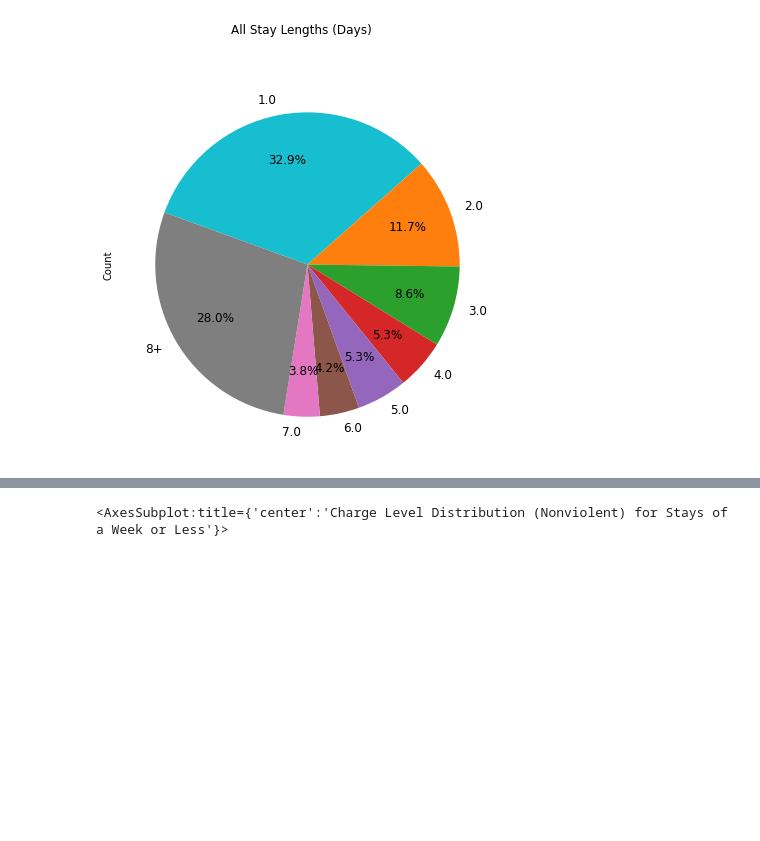
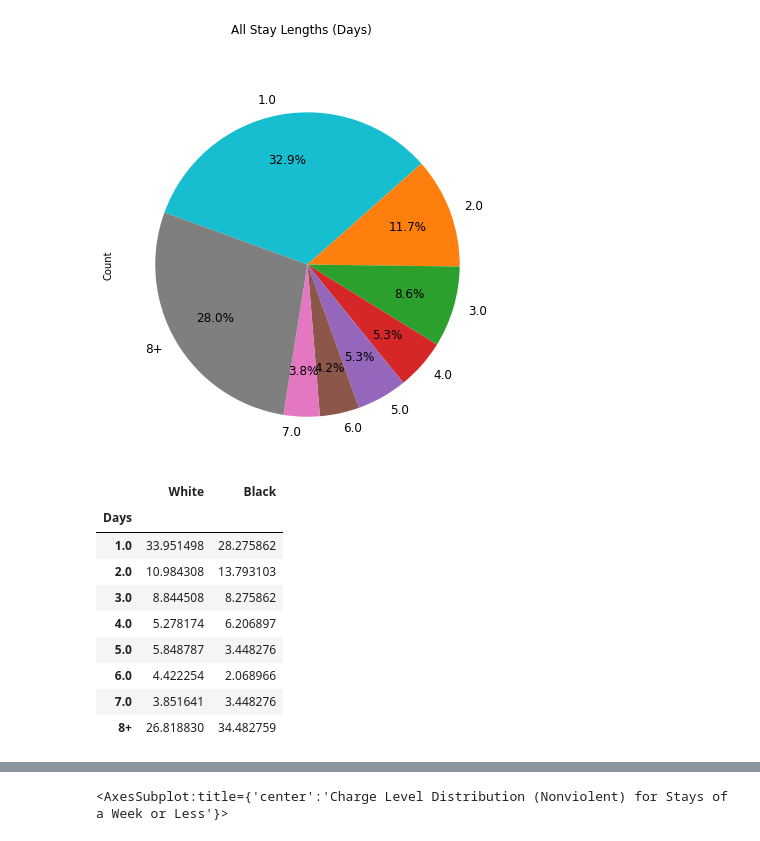
Before and after one commit to DeepWeave/jail-stays, a Jupyter notebook: jail-stays.ipynb, the cells around one changed output, grey strips where cells are left out. Cells and saved outputs as stored; diff of their text form; code cells hidden in the pictures; blank space fills up the shorter version.

```diff
--- a/jail-stays.ipynb
+++ b/jail-stays.ipynb
@@ -48,14 +48,26 @@ fig = days.plot.pie(subplots=True, title="All Stay Lengths (Days)", counterclock
 # %%
 tmp = stays.loc[stays["race"] == "B"].groupby("days")["days"].count().sort_index()
 daysB = pd.concat([tmp.iloc[:7].copy(), pd.DataFrame([[tmp.iloc[7:].sum()]], index=['8+'])])
 tmp = stays.loc[stays["race"] == "W"].groupby("days")["days"].count().sort_index()
 daysW = pd.concat([tmp.iloc[:7].copy(), pd.DataFrame([[tmp.iloc[7:].sum()]], index=['8+'])])
 
 daysRace = pd.concat([daysW, daysB], axis=1)
 daysRace.columns = ['White', 'Black']
 daysRace.index.name = 'Days'
-daysRace['Black'] = 100 * daysRace['Black']/days.sum()[0]
-daysRace['White'] = 100 * daysRace['White']/days.sum()[1]
+daysRace['Black'] = 100 * daysRace['Black']/daysRace['Black'].sum()
+daysRace['White'] = 100 * daysRace['White']/daysRace['White'].sum()
+daysRace
+# %% [output]
+|  | White | Black |
+| Days |  |  |
+| 1.0 | 33.951498 | 28.275862 |
+| 2.0 | 10.984308 | 13.793103 |
+| 3.0 | 8.844508 | 8.275862 |
+| 4.0 | 5.278174 | 6.206897 |
+| 5.0 | 5.848787 | 3.448276 |
+| 6.0 | 4.422254 | 2.068966 |
+| 7.0 | 3.851641 | 3.448276 |
+| 8+ | 26.818830 | 34.482759 |
 # %%
 daysRace.plot.bar(title="Stay Lengths: Percentages by Race", figsize=[8,4], color=['Orange','Blue'])
 plt.ylabel('Percent')
```
Also changed, not shown: parts of 7 cells of this notebook.
